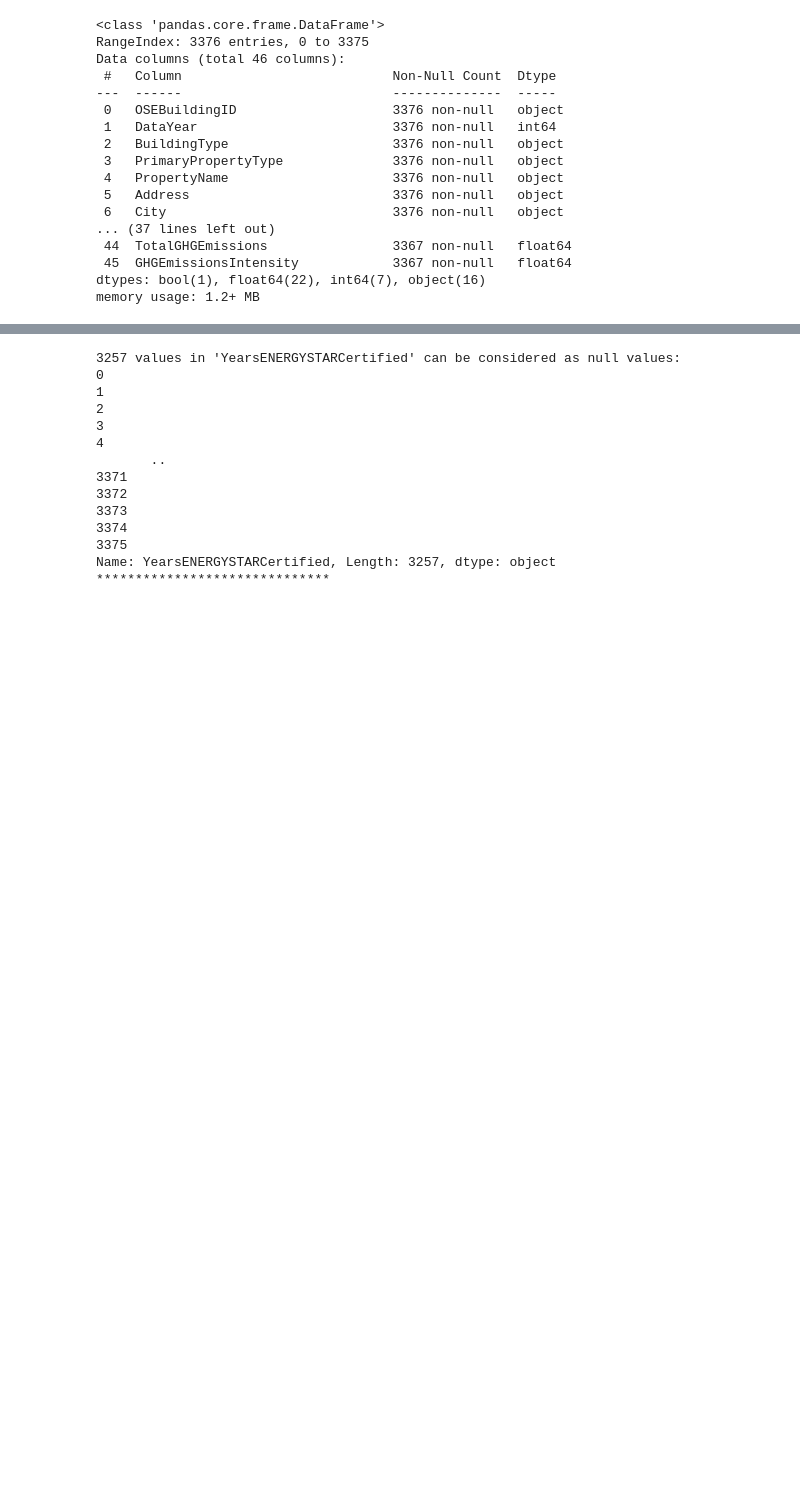
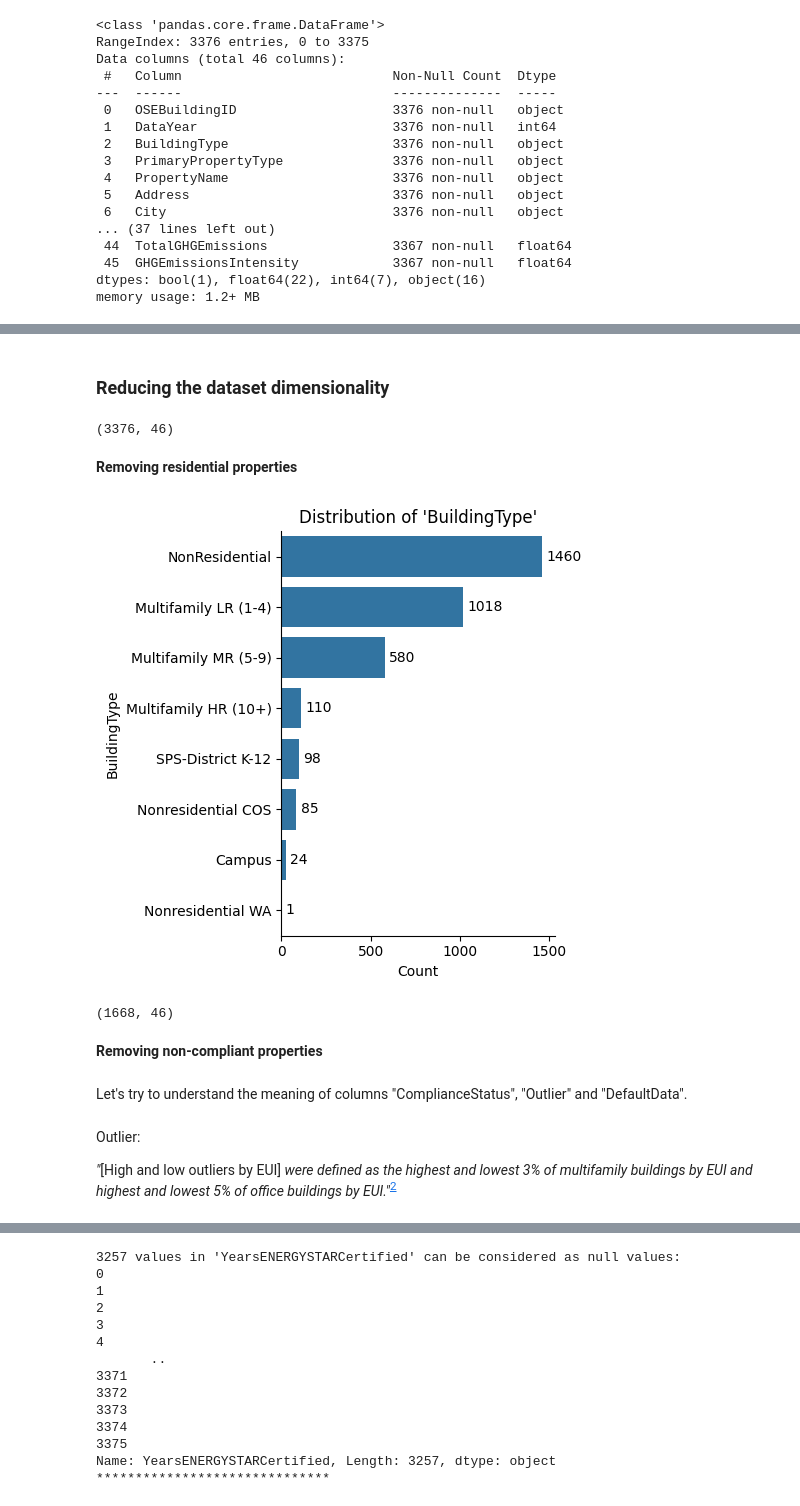
Before and after one commit to Unipto/DS_4, a Jupyter notebook: CARRE_MAXIME_1_notebook_07022025.ipynb, the cells around one changed output, grey strips where cells are left out. Drawn from its saved outputs; the diff is of its cells as text; code cells hidden in the pictures; blank space fills up the shorter version.

Commit message:
data exploration, starting to go deep

```diff
--- a/CARRE_MAXIME_1_notebook_07022025.ipynb
+++ b/CARRE_MAXIME_1_notebook_07022025.ipynb
@@ -88,0 +88,8 @@ building_energy_benchmarking.describe()
+# %% [markdown]
+### Reducing the dataset dimensionality
+# %%
+building_energy_benchmarking.shape
+# %% [output]
+(3376, 46)
+# %% [markdown]
+__Removing residential properties__
@@ -88,0 +106,32 @@ building_energy_benchmarking.describe()
+# %%
+def bar_distribution(df:pd.DataFrame, col:str, figsize:tuple=(5,5), **barlabels_params):
+    fig, ax = plt.subplots(figsize=figsize)
+    sns.barplot(data=df[col].value_counts(), orient='h', ax=ax)
+    for c in ax.containers:
+      labels = [int(v.get_width()) if int(v.get_width()) > 0 else '' for v in c]
+      # remove the labels parameter if it's not needed for customized labels
+      ax.bar_label(c, labels=labels, **barlabels_params)
+    ax.spines['top'].set_visible(False)
+    ax.spines['right'].set_visible(False)
+    ax.set_xlabel("Count")
+    ax.set_title(f"Distribution of '{col}'")
+    fig.tight_layout()
+# %%
+bar_distribution(df=building_energy_benchmarking, col="BuildingType", label_type='edge', padding=3)
+# %% [output]
+[figure, added]
+# %%
+# Only keep non residential buildings
+relevant_building_types = ["NonResidential", "Nonresidential COS", "SPS-District K-12", "Campus", "Nonresidential WA"] # SPS-District K-12 describes Seattle Public Schools
+building_energy_benchmarking = building_energy_benchmarking.loc[building_energy_benchmarking["BuildingType"].isin(relevant_building_types)]
+building_energy_benchmarking.shape
+# %% [output]
+(1668, 46)
+# %% [markdown]
+__Removing non-compliant properties__
+# %% [markdown]
+Let's try to understand the meaning of columns "ComplianceStatus", "Outlier" and "DefaultData".
+# %% [markdown]
+Outlier:
+
+*"*[High and low outliers by EUI] *were defined as the highest and lowest 3% of multifamily buildings by EUI and highest and lowest 5% of office buildings by EUI."*<sup>[2](#sources)</sup>
```
Also changed, not shown: parts of 79 cells of this notebook, 2 other files.
